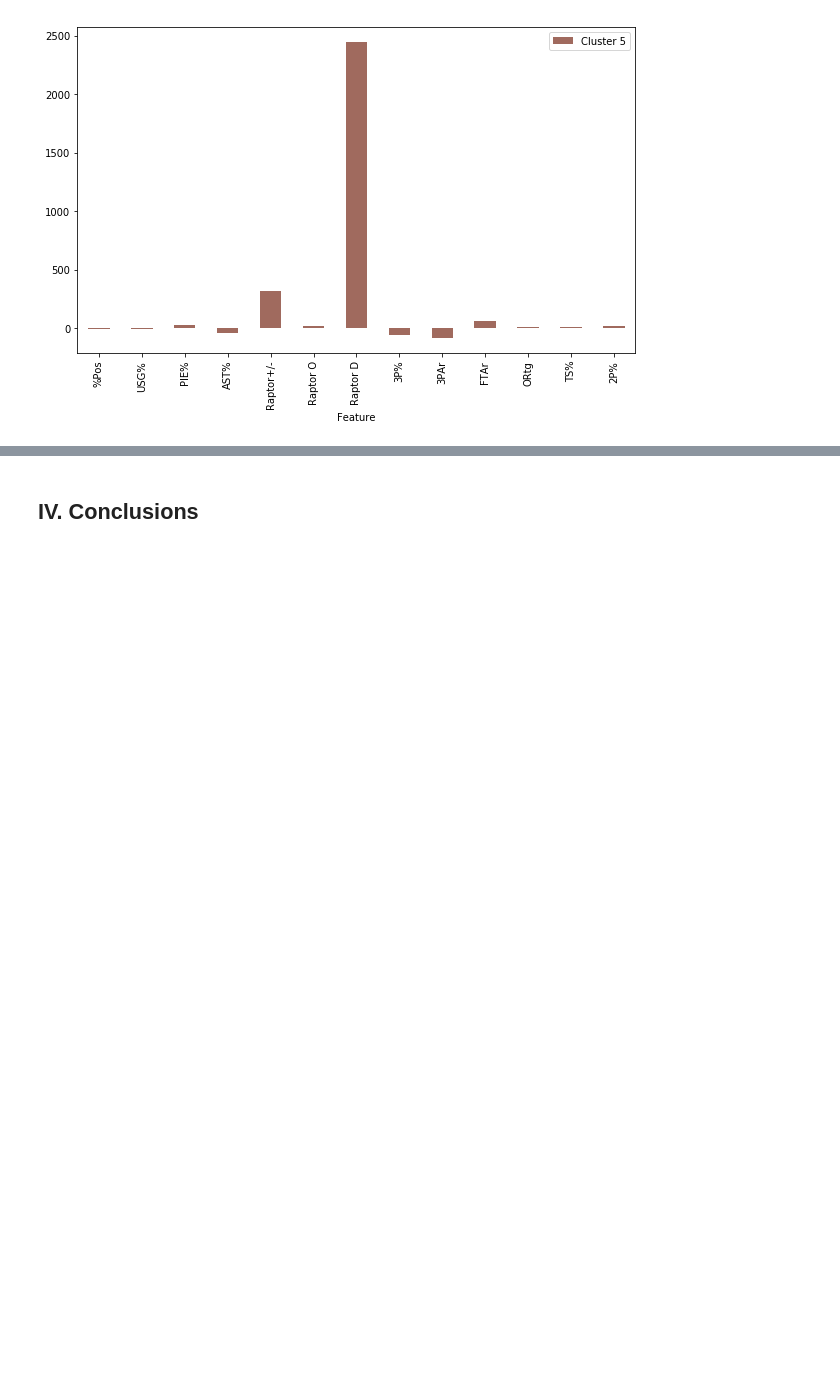
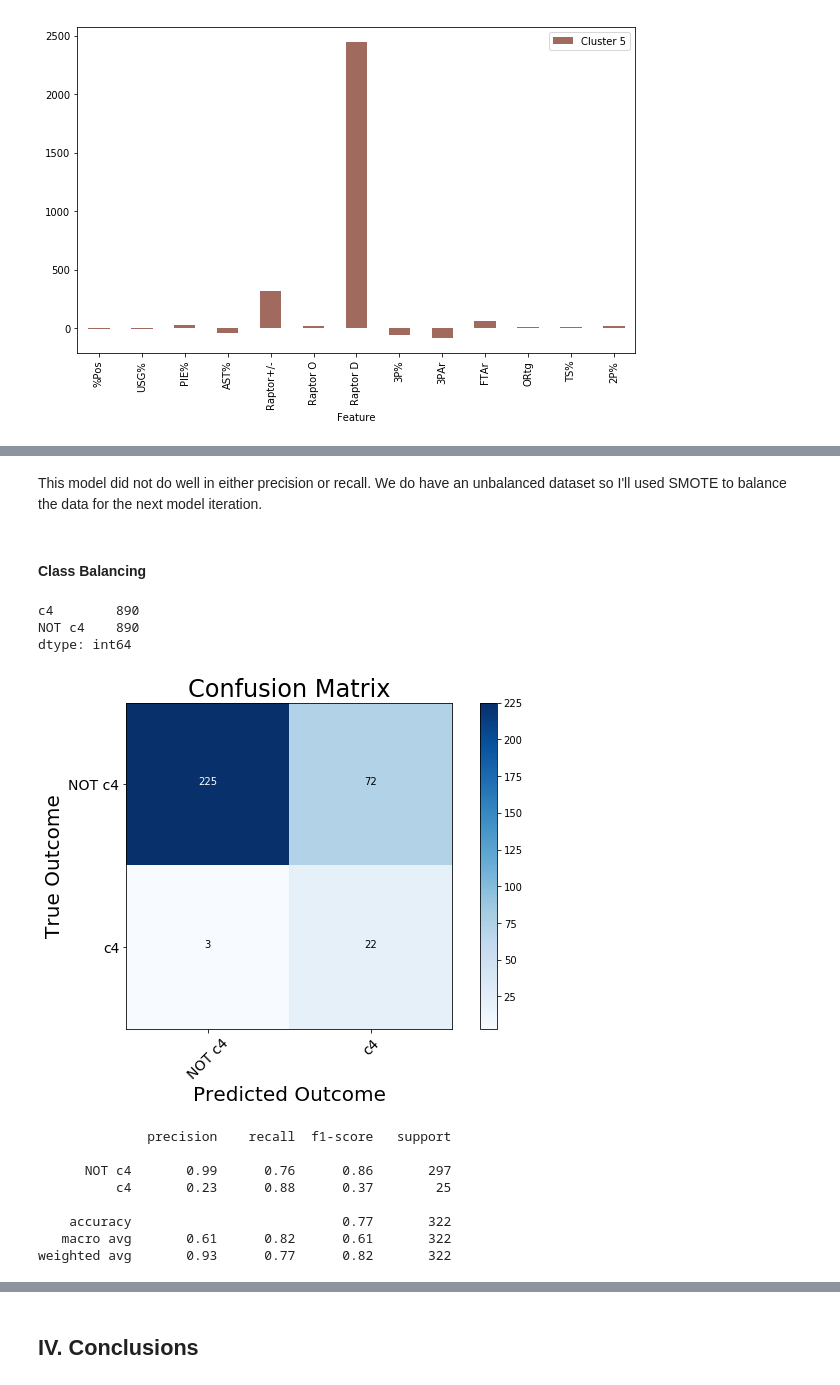
Before and after one commit to chum46/AI-Scout-Pro-Basketball, a Jupyter notebook: notebooks/report/final_notebook.ipynb, the cells around one changed output, grey strips where cells are left out. Saved outputs shown, nothing was run; the diff lists cells and outputs as text; code cells hidden in the pictures; blank space fills up the shorter version.

```diff
--- a/notebooks/report/final_notebook.ipynb
+++ b/notebooks/report/final_notebook.ipynb
@@ -674,0 +830,38 @@ cf.bar_features(fi5, 'Cluster 5', '#a06a5e')
+# %% [markdown]
+This model did not do well in either precision or recall. We do have an unbalanced dataset so I'll used SMOTE to balance the data for the next model iteration.
+# %% [markdown]
+#### Class Balancing
+# %%
+# instantiate and fit SMOTE:
+smote = SMOTE(random_state = 23)
+X_t_bal, y_t_bal = smote.fit_resample(X_t, y_t)
+ytb_df = pd.Series(y_t_bal)
+ytb_df.value_counts()
+# %% [output]
+c4        890
+NOT c4    890
+dtype: int64
+# %%
+# Instantiate the model
+model4_2_bal = LogisticRegression(C=1e12, solver='liblinear', random_state=23, max_iter=1000)
+
+# Fit the model
+model4_2_bal.fit(X_t_bal, y_t_bal)
+
+# Generate predictions
+y_hat_test = model4_2_bal.predict(X_val)
+y_hat_test_proba = model4_2_bal.predict_proba(X_val)
+
+pred_cnf_matrix4_2_bal = confusion_matrix(y_val, y_hat_test, labels = ['NOT c4', 'c4'])
+recall, precision = mf.show_cm(pred_cnf_matrix4_2_bal, ['NOT c4', 'c4'])
+print (metrics.classification_report(y_val, y_hat_test))
+# %% [output]
+[figure, added]
+              precision    recall  f1-score   support
+
+      NOT c4       0.99      0.76      0.86       297
+          c4       0.23      0.88      0.37        25
+
+    accuracy                           0.77       322
+   macro avg       0.61      0.82      0.61       322
+weighted avg       0.93      0.77      0.82       322
```
Also changed, not shown: parts of 57 cells of this notebook, 4 other files.
